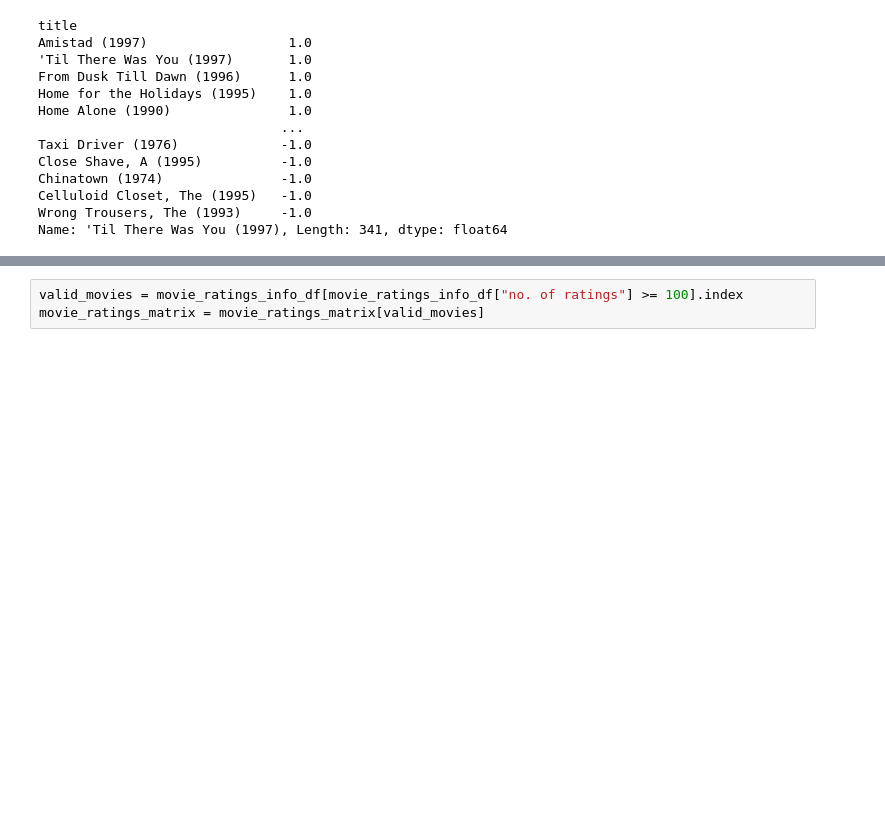
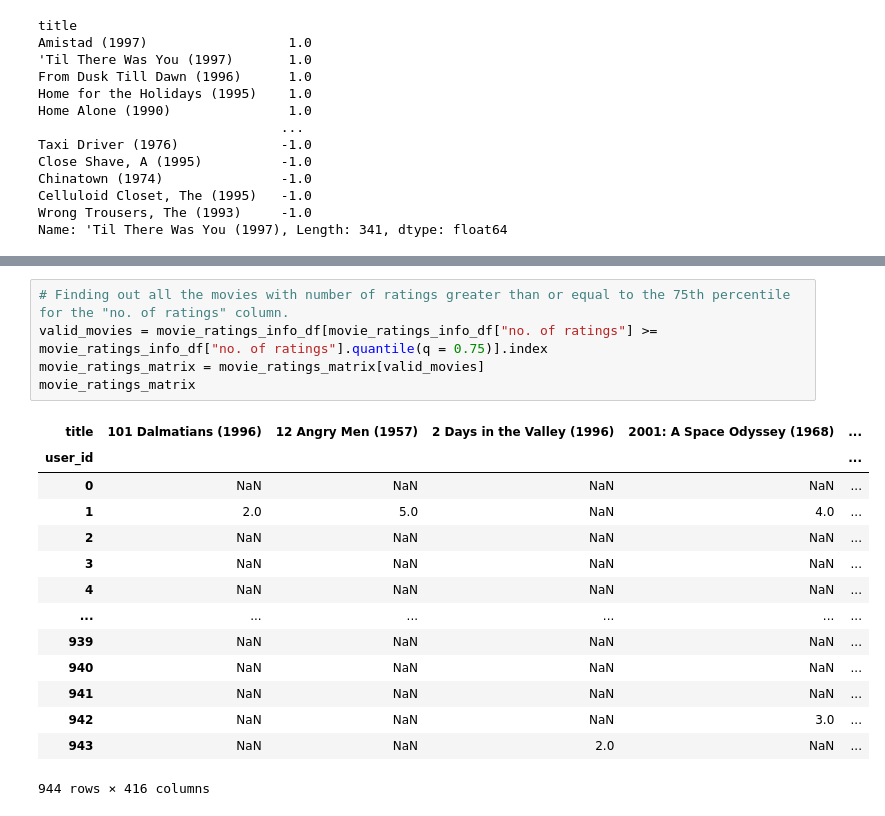
Before and after one commit to slyofzero/Movie-Recommender, a Jupyter notebook: Movie_Recommender.ipynb, the cells around one changed output, grey strips where cells are left out. Drawn from its saved outputs; the diff is of its cells as text; blank space fills up the shorter version.

```diff
--- a/Movie_Recommender.ipynb
+++ b/Movie_Recommender.ipynb
@@ -70,4 +101,21 @@ movie_ratings_info_df.columns = ["no. of ratings", "avg score"]
-# %%
-valid_movies = movie_ratings_info_df[movie_ratings_info_df["no. of ratings"] >= 100].index
-movie_ratings_matrix = movie_ratings_matrix[valid_movies]
+# %%
+# Finding out all the movies with number of ratings greater than or equal to the 75th percentile for the "no. of ratings" column.
+valid_movies = movie_ratings_info_df[movie_ratings_info_df["no. of ratings"] >= movie_ratings_info_df["no. of ratings"].quantile(q = 0.75)].index
+movie_ratings_matrix = movie_ratings_matrix[valid_movies]
+movie_ratings_matrix
+# %% [output]
+| title | 101 Dalmatians (1996) | 12 Angry Men (1957) | 2 Days in the Valley (1996) | 2001: A Space Odyssey (1968) | ... |
+| user_id |  |  |  |  | ... |
+| 0 | NaN | NaN | NaN | NaN | ... |
+| 1 | 2.0 | 5.0 | NaN | 4.0 | ... |
+| 2 | NaN | NaN | NaN | NaN | ... |
+| 3 | NaN | NaN | NaN | NaN | ... |
+| 4 | NaN | NaN | NaN | NaN | ... |
+| ... | ... | ... | ... | ... | ... |
+| 939 | NaN | NaN | NaN | NaN | ... |
+| 940 | NaN | NaN | NaN | NaN | ... |
+| 941 | NaN | NaN | NaN | NaN | ... |
+| 942 | NaN | NaN | NaN | 3.0 | ... |
+| 943 | NaN | NaN | 2.0 | NaN | ... |
+944 rows × 416 columns
 # %%
```
Also changed, not shown: parts of 15 cells of this notebook.
